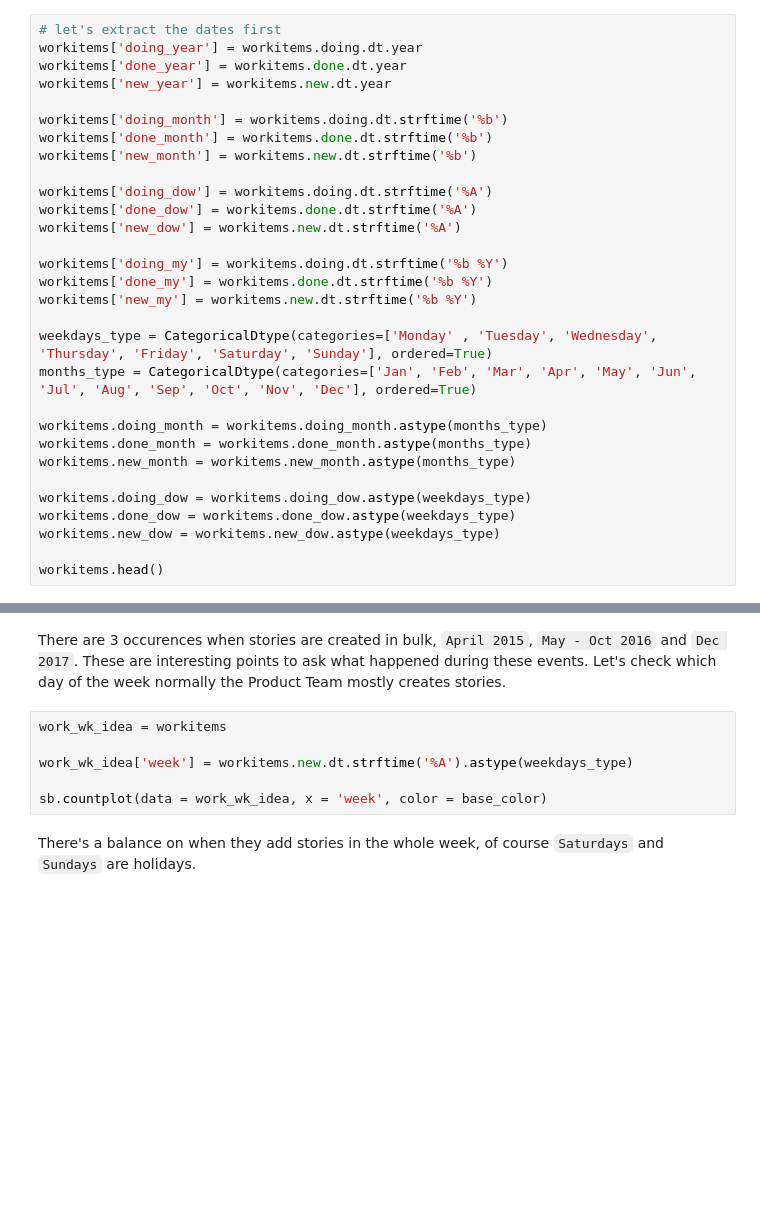
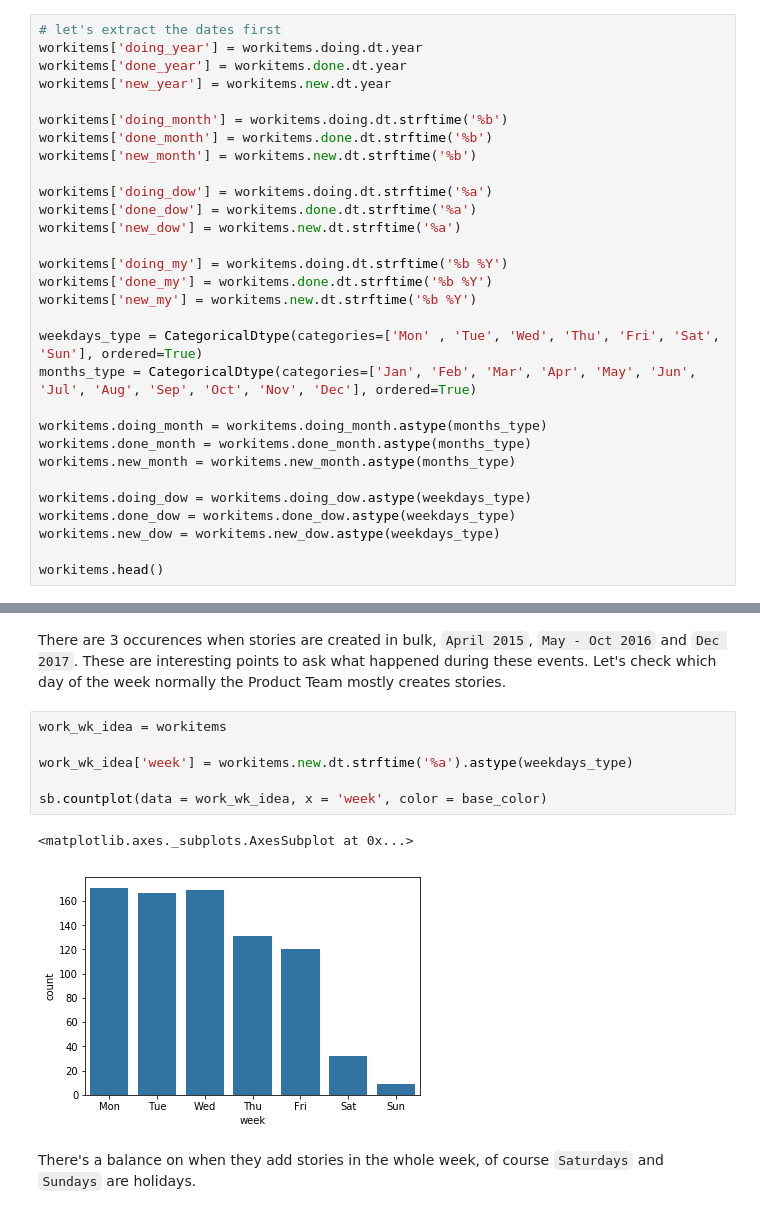
Before and after one commit to netxph/wi-analysis, a Jupyter notebook: tfs-explore.ipynb, the cells around one changed output, grey strips where cells are left out. Cells and saved outputs as stored; diff of their text form; blank space fills up the shorter version.

```diff
--- a/tfs-explore.ipynb
+++ b/tfs-explore.ipynb
@@ -145,15 +303,15 @@ workitems['doing_month'] = workitems.doing.dt.strftime('%b')
 workitems['done_month'] = workitems.done.dt.strftime('%b')
 workitems['new_month'] = workitems.new.dt.strftime('%b')
 
-workitems['doing_dow'] = workitems.doing.dt.strftime('%A')
-workitems['done_dow'] = workitems.done.dt.strftime('%A')
-workitems['new_dow'] = workitems.new.dt.strftime('%A')
+workitems['doing_dow'] = workitems.doing.dt.strftime('%a')
+workitems['done_dow'] = workitems.done.dt.strftime('%a')
+workitems['new_dow'] = workitems.new.dt.strftime('%a')
 
 workitems['doing_my'] = workitems.doing.dt.strftime('%b %Y')
 workitems['done_my'] = workitems.done.dt.strftime('%b %Y')
 workitems['new_my'] = workitems.new.dt.strftime('%b %Y')
 
-weekdays_type = CategoricalDtype(categories=['Monday' , 'Tuesday', 'Wednesday', 'Thursday', 'Friday', 'Saturday', 'Sunday'], ordered=True)
+weekdays_type = CategoricalDtype(categories=['Mon' , 'Tue', 'Wed', 'Thu', 'Fri', 'Sat', 'Sun'], ordered=True)
 months_type = CategoricalDtype(categories=['Jan', 'Feb', 'Mar', 'Apr', 'May', 'Jun', 'Jul', 'Aug', 'Sep', 'Oct', 'Nov', 'Dec'], ordered=True)
 
 workitems.doing_month = workitems.doing_month.astype(months_type)
@@ -204,9 +382,12 @@ There are 3 occurences when stories are created in bulk, `April 2015`, `May - Oc
 # %%
 work_wk_idea = workitems
 
-work_wk_idea['week'] = workitems.new.dt.strftime('%A').astype(weekdays_type)
+work_wk_idea['week'] = workitems.new.dt.strftime('%a').astype(weekdays_type)
 
 sb.countplot(data = work_wk_idea, x = 'week', color = base_color)
+# %% [output]
+<matplotlib.axes._subplots.AxesSubplot at 0x...>
+[figure, added]
 # %% [markdown]
 There's a balance on when they add stories in the whole week, of course `Saturdays` and `Sundays` are holidays.
 # %% [markdown]
```
Also changed, not shown: parts of 40 cells of this notebook.
